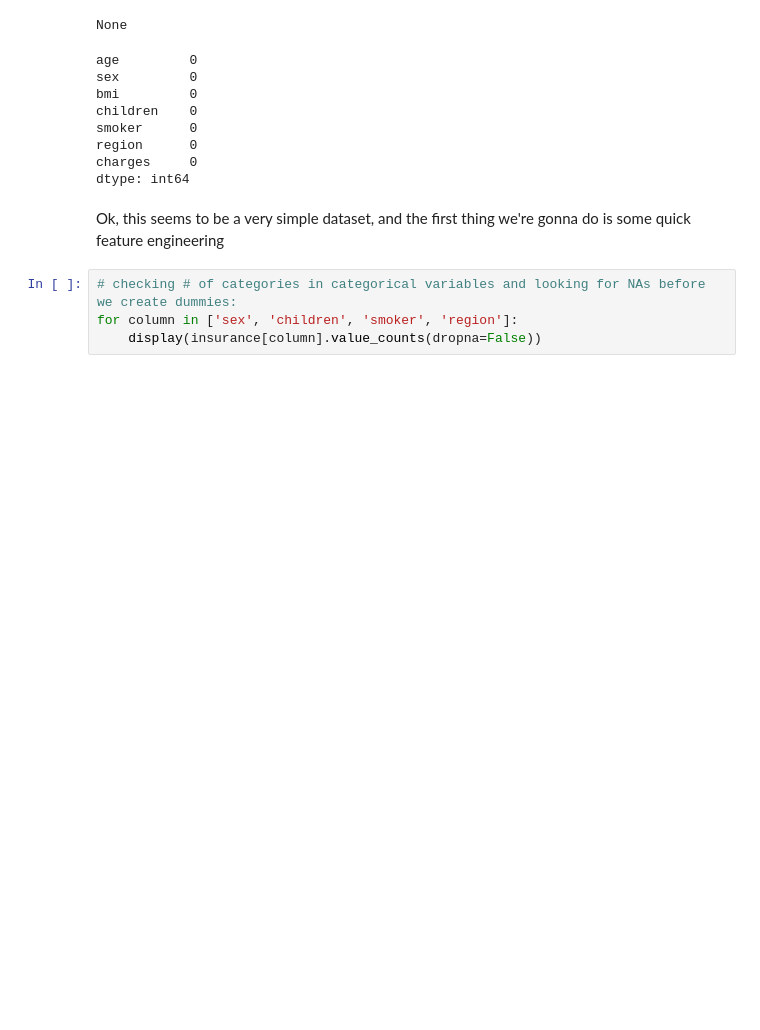
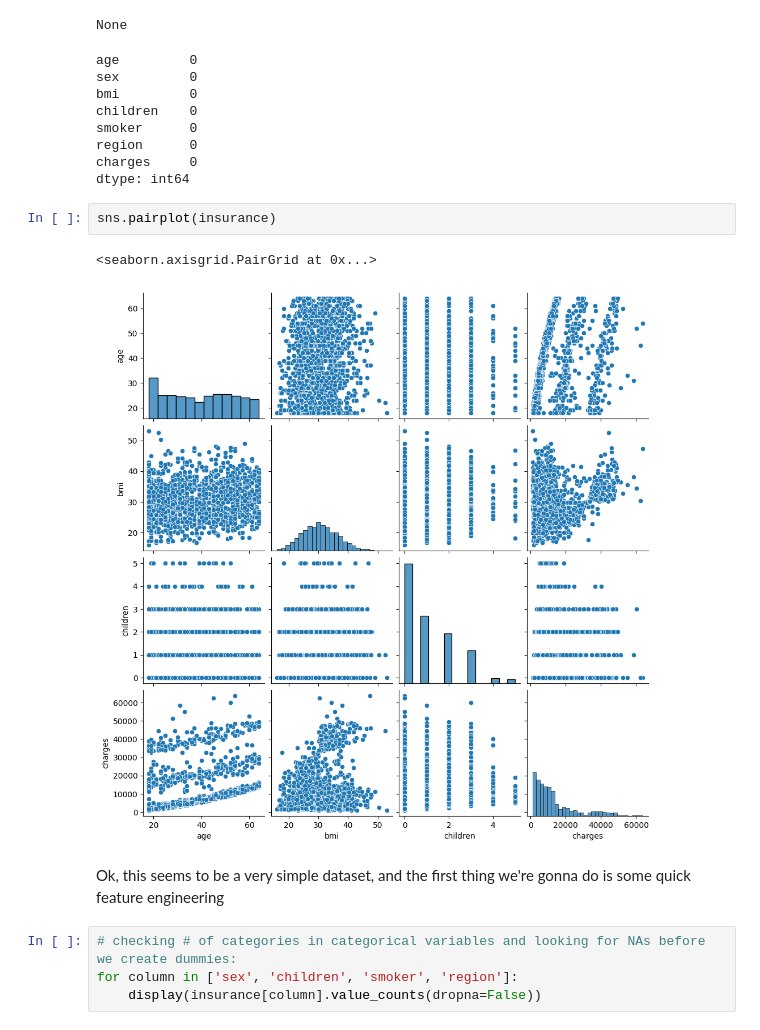
Before and after one commit to gustavofladeira/medical-costs, a Jupyter notebook: main_script.ipynb, the cells around one changed output. Cells and saved outputs as stored; diff of their text form; blank space fills up the shorter version.

```diff
--- a/main_script.ipynb
+++ b/main_script.ipynb
@@ -54,6 +58,11 @@ smoker      0
 region      0
 charges     0
 dtype: int64
+# %%
+sns.pairplot(insurance)
+# %% [output]
+<seaborn.axisgrid.PairGrid at 0x...>
+[figure, added]
 # %% [markdown]
 Ok, this seems to be a very simple dataset, and the first thing we're gonna do is some quick feature engineering
 # %%
```
Also changed, not shown: parts of 11 cells of this notebook.
